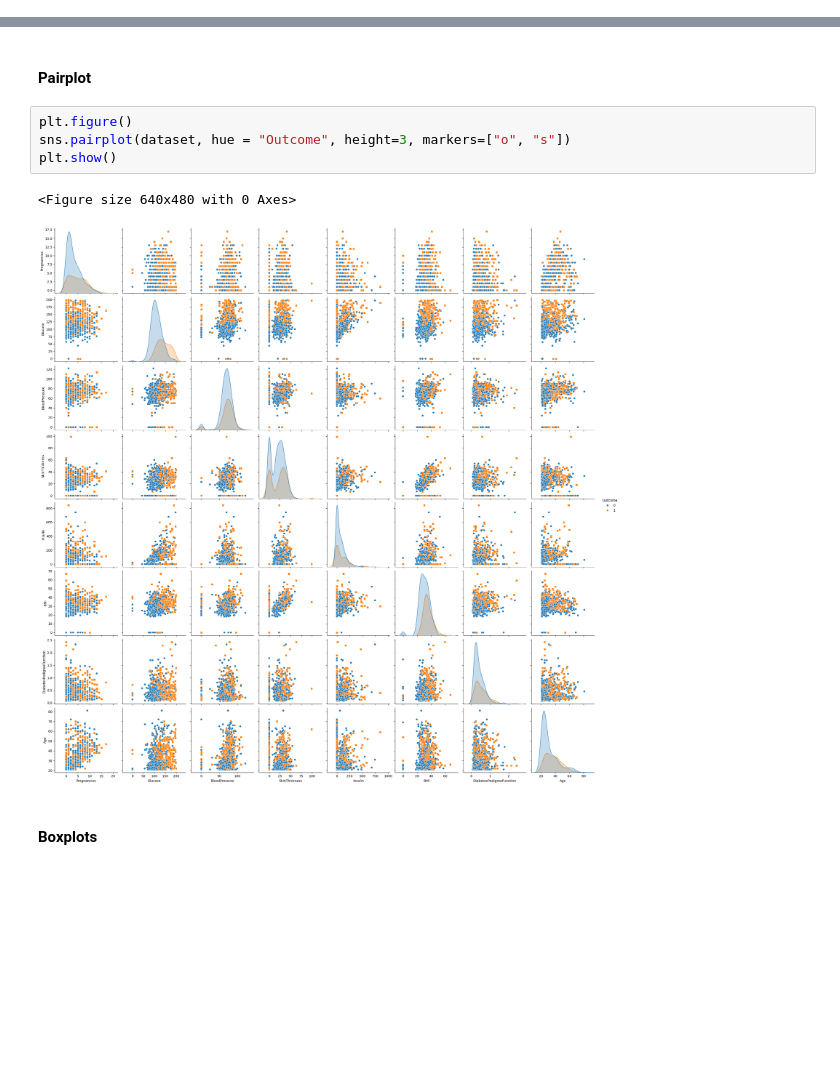
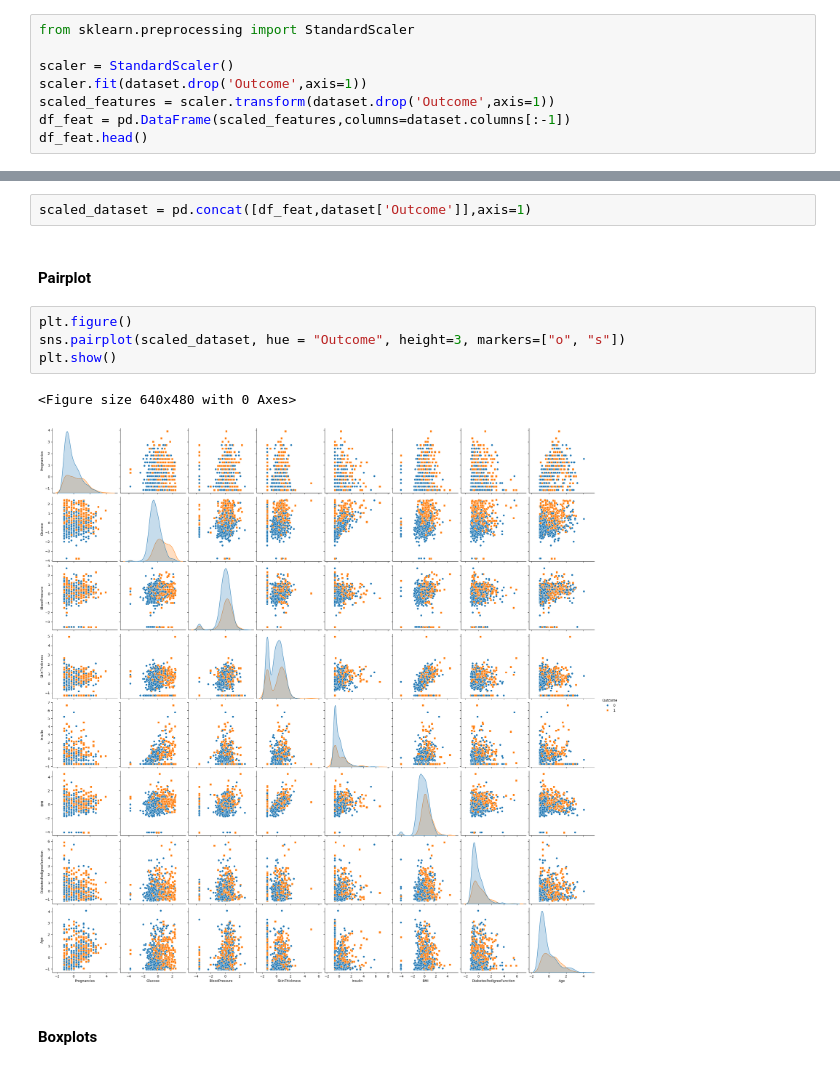
Before and after one commit to vinhnguyen-lhv/intelligent_systems_CO5134, a Jupyter notebook: Lab1-kNN/KNN for diabetes dataset.ipynb, the cells around one changed output, grey strips where cells are left out. Cells and saved outputs as stored; diff of their text form; blank space fills up the shorter version.

```diff
--- a/Lab1-kNN/KNN for diabetes dataset.ipynb
+++ b/Lab1-kNN/KNN for diabetes dataset.ipynb
@@ -67,0 +72,8 @@ dtype: int64
+# %%
+from sklearn.preprocessing import StandardScaler
+
+scaler = StandardScaler()
+scaler.fit(dataset.drop('Outcome',axis=1))
+scaled_features = scaler.transform(dataset.drop('Outcome',axis=1))
+df_feat = pd.DataFrame(scaled_features,columns=dataset.columns[:-1])
+df_feat.head()
@@ -71,15 +90,17 @@ dtype: int64
 import matplotlib.pyplot as plt
 import seaborn as sns
 %matplotlib inline
+# %%
+scaled_dataset = pd.concat([df_feat,dataset['Outcome']],axis=1)
 # %% [markdown]
 #### Pairplot
 # %%
 plt.figure()
-sns.pairplot(dataset, hue = "Outcome", height=3, markers=["o", "s"])
+sns.pairplot(scaled_dataset, hue = "Outcome", height=3, markers=["o", "s"])
 plt.show()
 # %% [output]
 <Figure size 640x480 with 0 Axes>
-[figure, old version]
+[figure, new version]
 # %% [markdown]
 ####  Boxplots
 # %%
```
Also changed, not shown: parts of 27 cells of this notebook.
